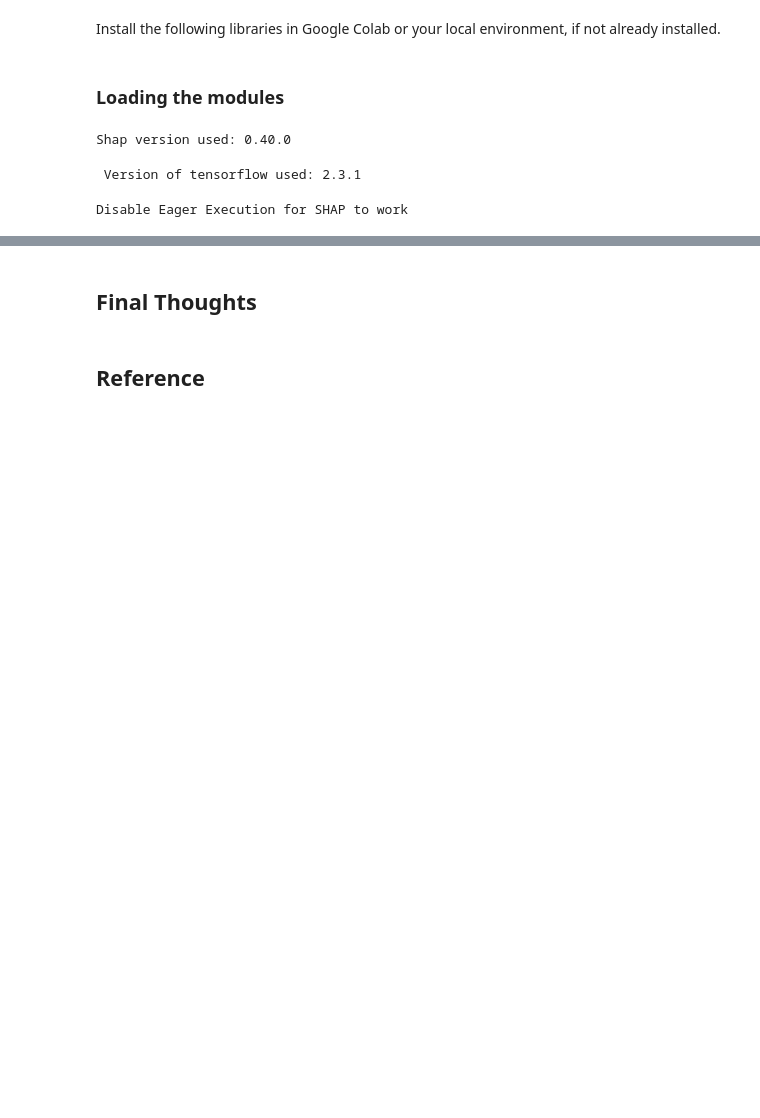
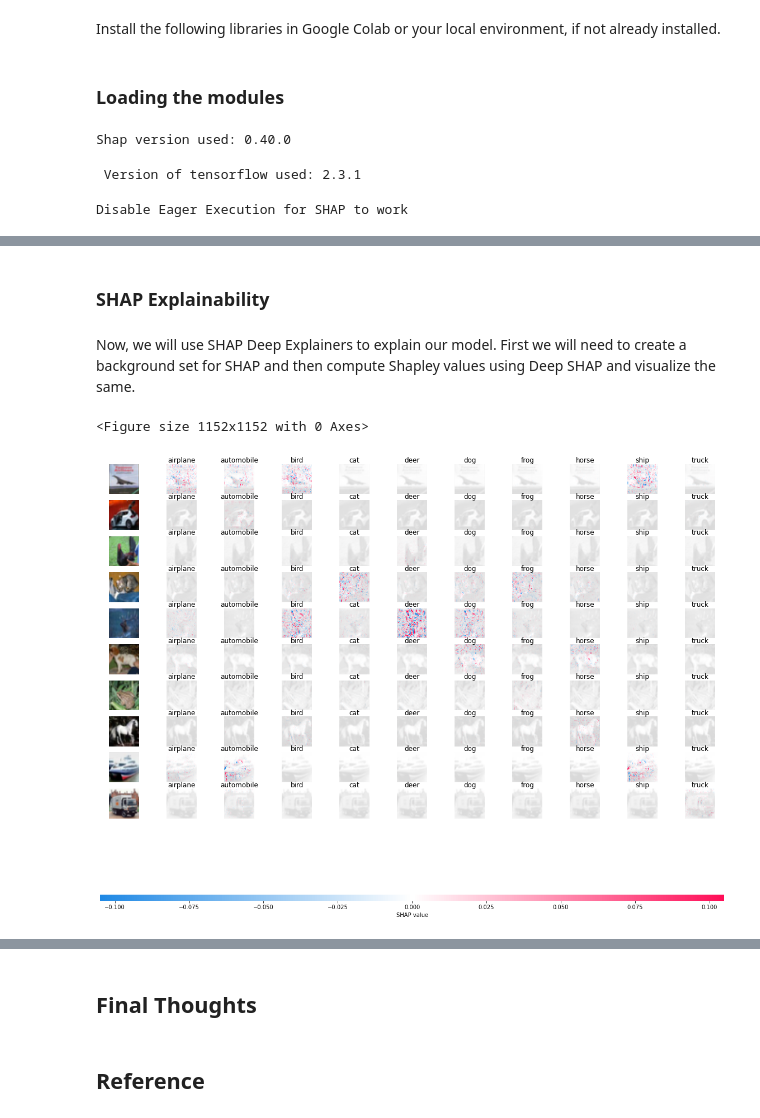
Before and after one commit to PacktPublishing/Applied-Machine-Learning-Explainability-Techniques, a Jupyter notebook: Chapter07/Explaining Deep Learning models.ipynb, the cells around one changed output, grey strips where cells are left out. Drawn from its saved outputs; the diff is of its cells as text; code cells hidden in the pictures; blank space fills up the shorter version.

```diff
--- a/Chapter07/Explaining Deep Learning models.ipynb
+++ b/Chapter07/Explaining Deep Learning models.ipynb
@@ -89,0 +224,24 @@ shap.image_plot(shap_values, inference_image, class_names)
+# %% [markdown]
+### SHAP Explainability
+# %% [markdown]
+Now, we will use SHAP Deep Explainers to explain our model. First we will need to create a background set for SHAP and then compute Shapley values using Deep SHAP and visualize the same.
+# %%
+# Setting the backgroud for shap
+background = x_train[np.random.choice(len(x_train), 1000, replace=False)]
+
+# DeepExplainer to explain predictions of the model
+explainer = shap.DeepExplainer(model, background)
+
+# Computing the shap values
+shap_values = explainer.shap_values(sample_x_test)
+# %%
+# Prepare the labels for display
+labels = []
+for i in range(10):
+    labels.append(class_names)
+# %%
+plt.figure(figsize=(16, 16))
+shap.image_plot(shap_values, sample_x_test, labels, labelpad= 1)
+# %% [output]
+<Figure size 1152x1152 with 0 Axes>
+[figure, added]
```
Also changed, not shown: parts of 30 cells of this notebook.
